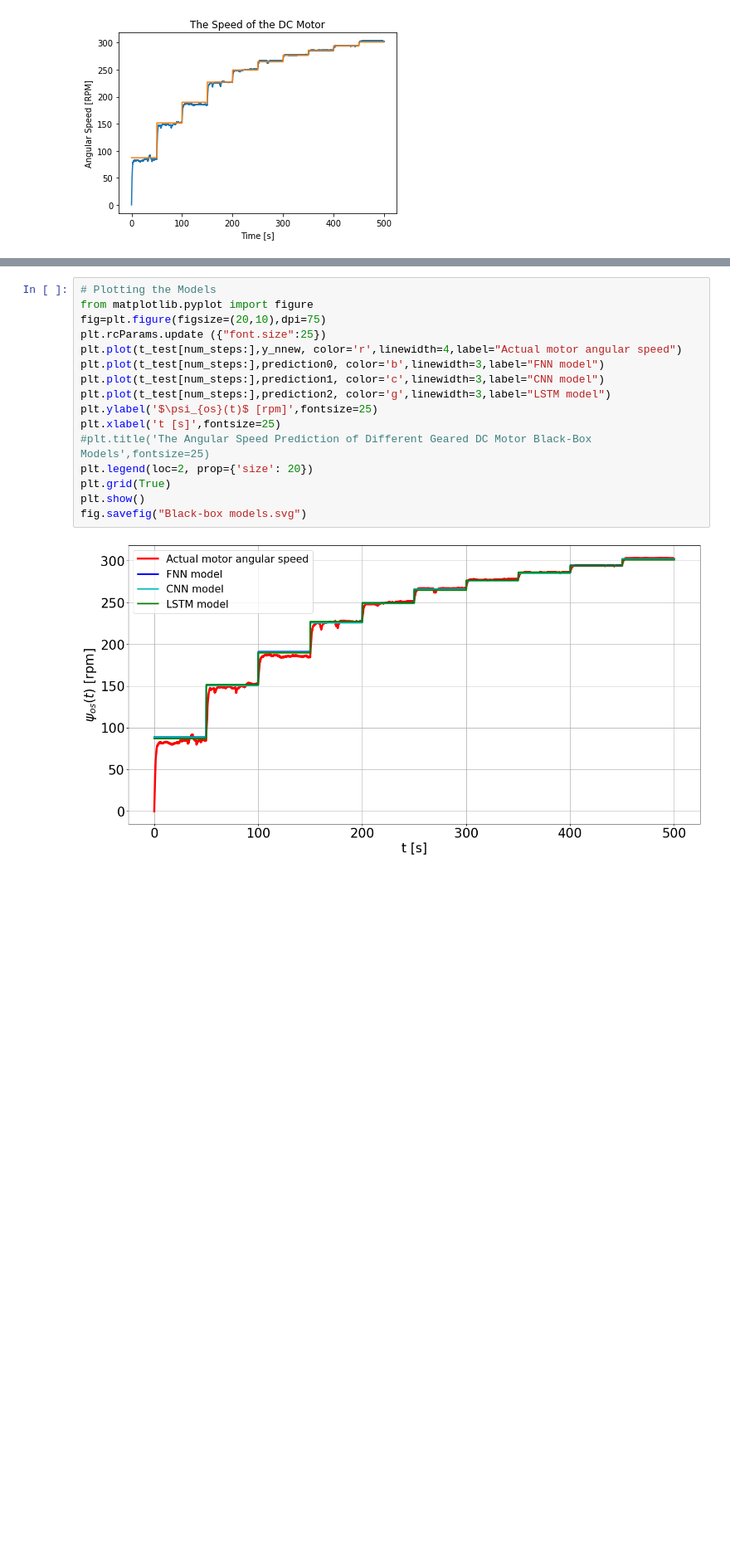
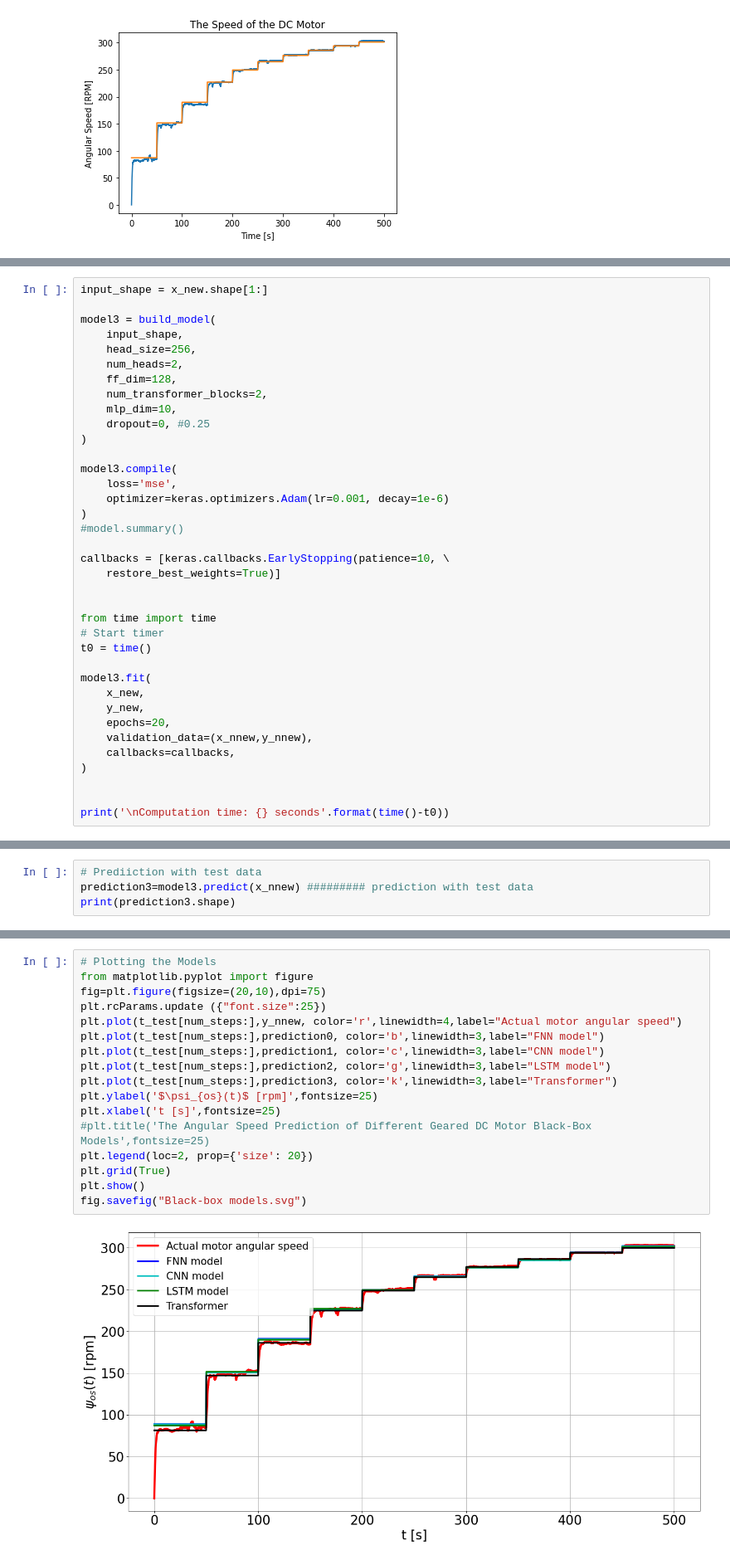
Before and after one commit to Samuel-Ayankoso/Neural-Networks-and-ML--Geared-DC-Motor-Case-Study, a Jupyter notebook: DC Motor Black-Box_models.ipynb, the cells around one changed output, grey strips where cells are left out. Shown: that part at 83% size. Cells and saved outputs as stored; diff of their text form; blank space fills up the shorter version.

```diff
--- a/DC Motor Black-Box_models.ipynb
+++ b/DC Motor Black-Box_models.ipynb
@@ -428,0 +468,37 @@ print('\n')
+# %%
+input_shape = x_new.shape[1:]
+
+model3 = build_model(
+    input_shape,
+    head_size=256,
+    num_heads=2,
+    ff_dim=128,
+    num_transformer_blocks=2,
+    mlp_dim=10,
+    dropout=0, #0.25
+)
+
+model3.compile(
+    loss='mse',
+    optimizer=keras.optimizers.Adam(lr=0.001, decay=1e-6)
+)
+#model.summary()
+
+callbacks = [keras.callbacks.EarlyStopping(patience=10, \
+    restore_best_weights=True)]
+
+
+from time import time
+# Start timer
+t0 = time()
+
+model3.fit(
+    x_new,
+    y_new,
+    epochs=20,
+    validation_data=(x_nnew,y_nnew),
+    callbacks=callbacks,
+)
+
+
+print('\nComputation time: {} seconds'.format(time()-t0))
@@ -428,0 +523,4 @@ print('\n')
+# %%
+# Prediiction with test data
+prediction3=model3.predict(x_nnew) ######### prediction with test data
+print(prediction3.shape)
@@ -429,18 +538,19 @@ print('\n')
 # %%
 # Plotting the Models
 from matplotlib.pyplot import figure
 fig=plt.figure(figsize=(20,10),dpi=75)
 plt.rcParams.update ({"font.size":25})
 plt.plot(t_test[num_steps:],y_nnew, color='r',linewidth=4,label="Actual motor angular speed")
 plt.plot(t_test[num_steps:],prediction0, color='b',linewidth=3,label="FNN model")
 plt.plot(t_test[num_steps:],prediction1, color='c',linewidth=3,label="CNN model")
 plt.plot(t_test[num_steps:],prediction2, color='g',linewidth=3,label="LSTM model")
+plt.plot(t_test[num_steps:],prediction3, color='k',linewidth=3,label="Transformer")
 plt.ylabel('$\psi_{os}(t)$ [rpm]',fontsize=25)
 plt.xlabel('t [s]',fontsize=25)
 #plt.title('The Angular Speed Prediction of Different Geared DC Motor Black-Box Models',fontsize=25)
 plt.legend(loc=2, prop={'size': 20})
 plt.grid(True)
 plt.show()
 fig.savefig("Black-box models.svg")
 # %% [output]
-[figure, old version]
+[figure, new version]
```
Also changed, not shown: parts of 15 cells of this notebook.
